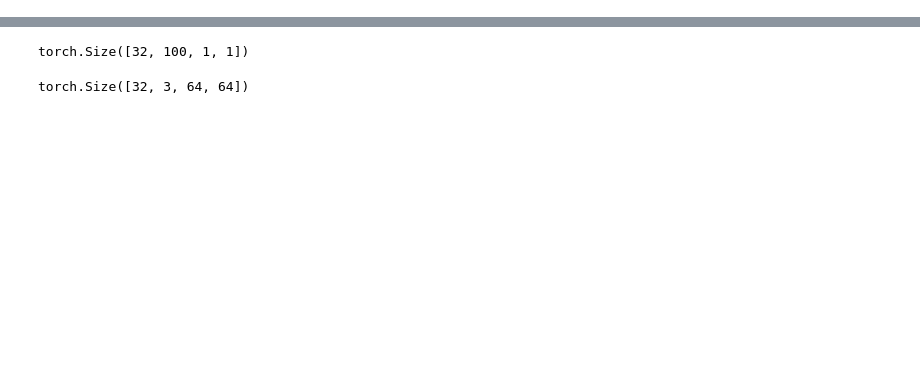
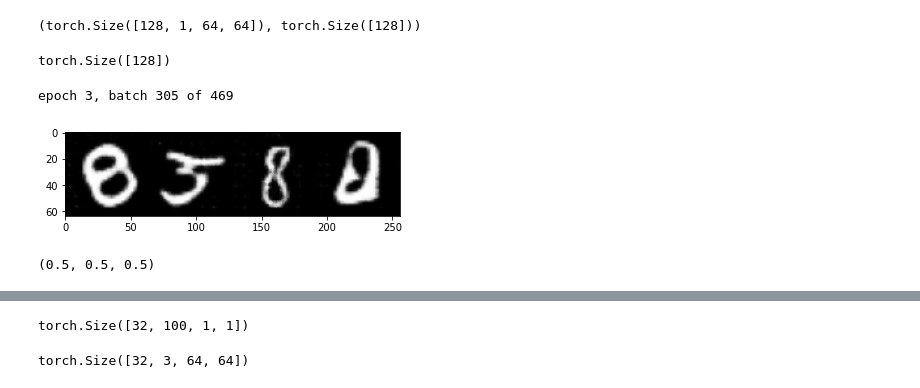
Before and after one commit to YakubovSlava/PrivateCodeRepo, a Jupyter notebook: DCGAN/model.ipynb, the cells around one changed output, grey strips where cells are left out. Cells and saved outputs as stored; diff of their text form; code cells hidden in the pictures; blank space fills up the shorter version.

```diff
--- a/DCGAN/model.ipynb
+++ b/DCGAN/model.ipynb
@@ -72,0 +96,71 @@ class Generator(nn.Module):
+# %%
+transforms = transforms.Compose(
+    [
+        transforms.Resize(img_size),
+        transforms.ToTensor(),
+        transforms.Normalize(tuple((0.5 for i in range(channels))), tuple((0.5 for i in range(channels))))
+    ]
+)
+# %%
+dataset = datasets.MNIST(root='MNIST_img/', transform=transforms, download=True)
+dataloader = DataLoader(dataset, batch_size=batch_size, shuffle=True)
+# %%
+discriminator = Discriminator(channels=channels).to(device)
+generator = Generator(channels=channels, z_dim=z_dim).to(device)
+init_weights(generator)
+init_weights(discriminator)
+# %%
+optimizer_d = torch.optim.Adam(discriminator.parameters(), lr = lr, betas=(0.5, 0.999))
+optimizer_g = torch.optim.Adam(generator.parameters(), lr=lr, betas=(0.5, 0.999))
+# %%
+sample_batch = next(iter(dataloader))
+sample_batch[0].shape, sample_batch[1].shape
+# %% [output]
+(torch.Size([128, 1, 64, 64]), torch.Size([128]))
+# %%
+discriminator.forward(sample_batch[0].to(device)).view(batch_size).shape
+# %% [output]
+torch.Size([128])
+# %%
+default_noise = torch.randn(batch_size, z_dim,1,1).to(device)
+bceloss = nn.BCELoss()
+for epoch in tqdm(range(num_epochs)):
+    loss_gen = 0
+    loss_disc = 0
+    loss_gen = 0
+    for batch_idx, (image, _) in enumerate(dataloader):
+        image = image.to(device)
+        d_real = discriminator(image).squeeze(-1)
+
+        noise = torch.randn(batch_size, z_dim, 1, 1).to(device)
+        fake = generator.forward(noise)
+        d_fake = discriminator.forward(fake).view(batch_size)
+
+        # calculate loss function
+        #discriminator
+        loss_d = bceloss(d_real, torch.ones_like(d_real)) + bceloss(d_fake, torch.zeros_like(d_fake))
+        loss_disc+=loss_d.detach().item()
+        discriminator.zero_grad()
+        loss_d.backward(retain_graph=True)
+        optimizer_d.step()
+
+        #generator
+        d_fake = discriminator.forward(fake).view(batch_size)
+        loss_g = bceloss(d_fake, torch.ones_like(d_fake))
+        generator.zero_grad()
+        loss_g.backward()
+        optimizer_g.step()
+        loss_gen+=loss_g.detach().item()
+        clear_output()
+        # print(f'loss_gen={loss_gen/batch_size}, loss_disc={loss_disc/batch_size}')
+        print(f'epoch {epoch}, batch {batch_idx} of {len(dataloader)}')
+        images = (generator.forward(default_noise).reshape(batch_size, 1, img_size, img_size)*0.5+0.5).cpu().detach().numpy()
+        plt.imshow(np.concatenate(images[:, 0, :, :], axis=1)[:, :img_size*4], cmap=plt.get_cmap('gray'), vmin=0, vmax=1)
+        plt.show()
+# %% [output]
+epoch 3, batch 305 of 469
+[figure, added]
+# %%
+tuple((0.5 for i in range(channels)))
+# %% [output]
+(0.5, 0.5, 0.5)
```
Also changed, not shown: parts of 9 cells of this notebook, 1 other file.
